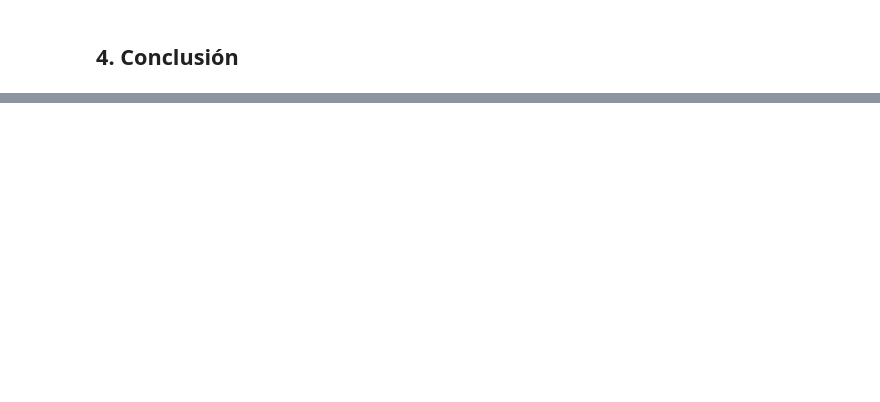
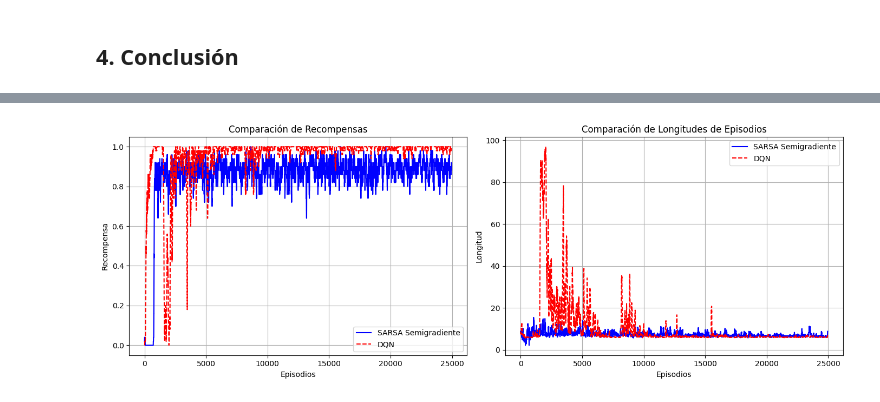
Before and after one commit to GonzaloMA-17/RL_FJLGM, a Jupyter notebook: notebook_aproximaciones_4x4.ipynb, the cells around one changed output, grey strips where cells are left out. Saved outputs shown, nothing was run; the diff lists cells and outputs as text; code cells hidden in the pictures; blank space fills up the shorter version.

```diff
--- a/notebook_aproximaciones_4x4.ipynb
+++ b/notebook_aproximaciones_4x4.ipynb
@@ -723,0 +285,7 @@ KeyboardInterrupt:
+# %%
+plot_comparative_results(episode_rewards_SSG, episode_lengths_SSG,
+                         episode_rewards_DQL, episode_lengths_DQL,
+                         label1="SARSA Semigradiente", label2="DQN",
+                         rolling_length=50)
+# %% [output]
+[figure, added]
```
Also changed, not shown: parts of 28 cells of this notebook, 8 other files.
